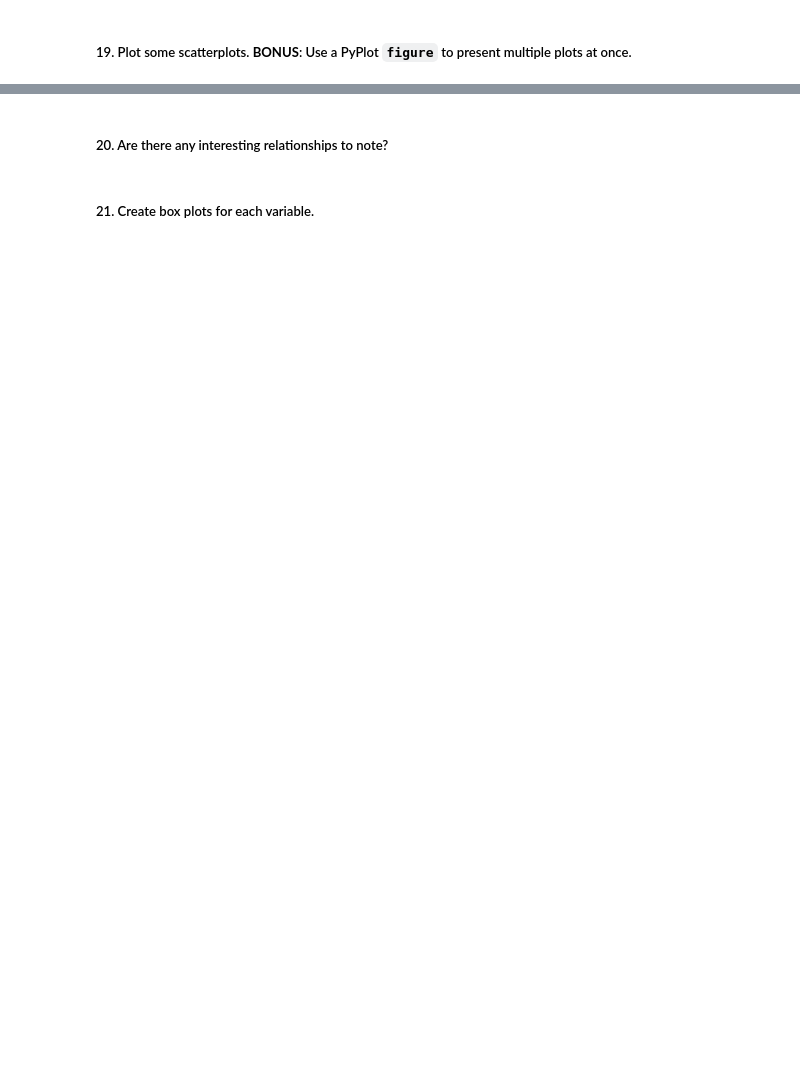
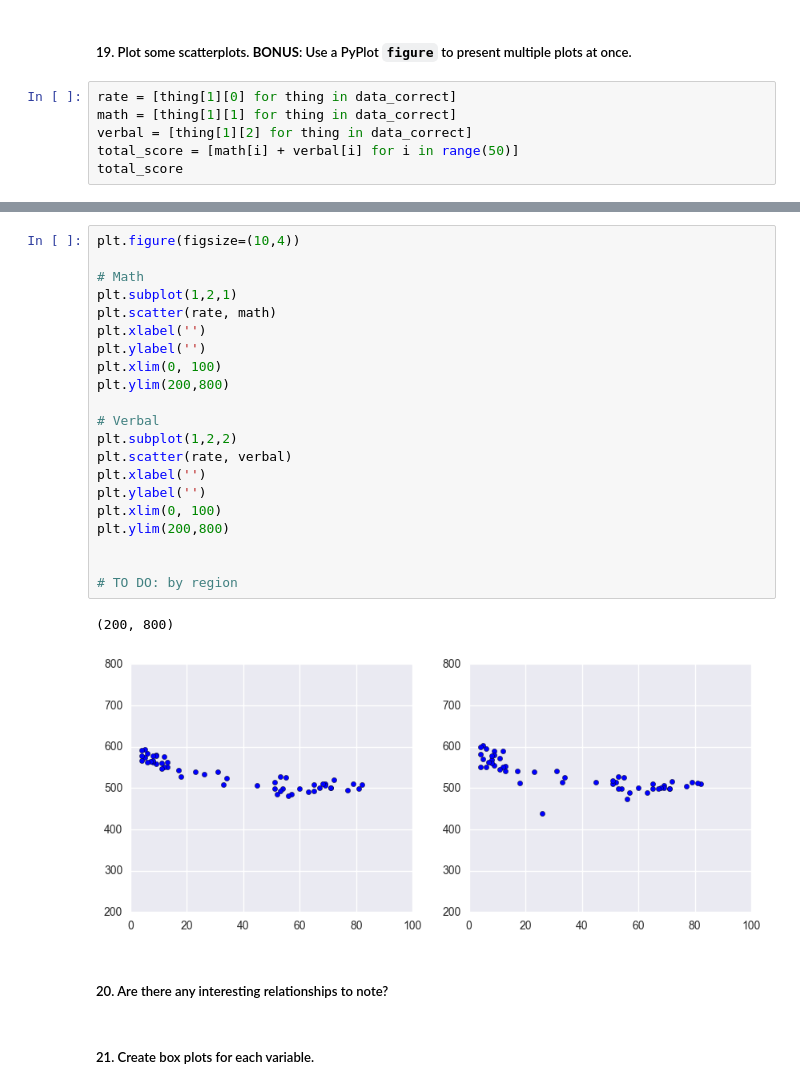
Before and after one commit to samirpoonawala/GA-DSI-Projects, a Jupyter notebook: project-01/starter-code/project_1.ipynb, the cells around one changed output, grey strips where cells are left out. Drawn from its saved outputs; the diff is of its cells as text; blank space fills up the shorter version.

```diff
--- a/project-01/starter-code/project_1.ipynb
+++ b/project-01/starter-code/project_1.ipynb
@@ -190,2 +309,8 @@ min(data_correct[1])
 # %% [markdown]
 ##### 19. Plot some scatterplots. **BONUS**: Use a PyPlot `figure` to present multiple plots at once.
+# %%
+rate = [thing[1][0] for thing in data_correct]
+math = [thing[1][1] for thing in data_correct]
+verbal = [thing[1][2] for thing in data_correct]
+total_score = [math[i] + verbal[i] for i in range(50)]
+total_score
@@ -192,3 +335,27 @@ min(data_correct[1])
+# %%
+plt.figure(figsize=(10,4))
+
+# Math
+plt.subplot(1,2,1)
+plt.scatter(rate, math)
+plt.xlabel('')
+plt.ylabel('')
+plt.xlim(0, 100)
+plt.ylim(200,800)
+
+# Verbal
+plt.subplot(1,2,2)
+plt.scatter(rate, verbal)
+plt.xlabel('')
+plt.ylabel('')
+plt.xlim(0, 100)
+plt.ylim(200,800)
+
+
+# TO DO: by region
+# %% [output]
+(200, 800)
+[figure, added]
 # %% [markdown]
 ##### 20. Are there any interesting relationships to note?
 # %% [markdown]
```
Also changed, not shown: parts of 14 cells of this notebook, 1 other file.
